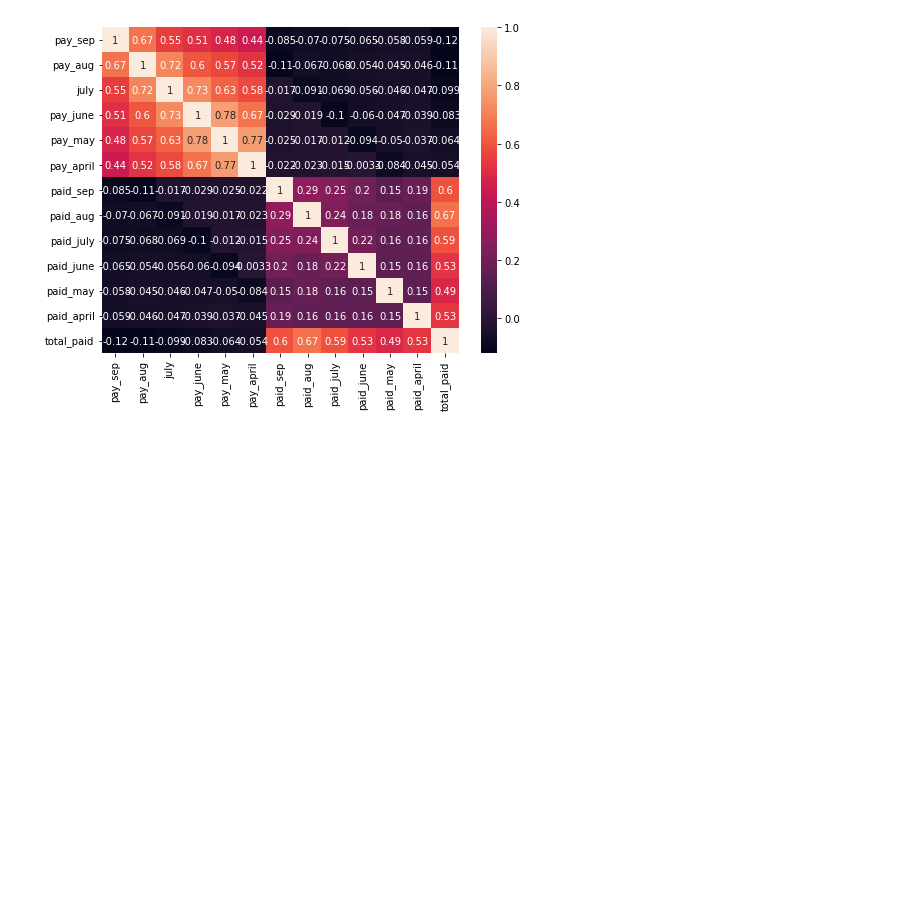
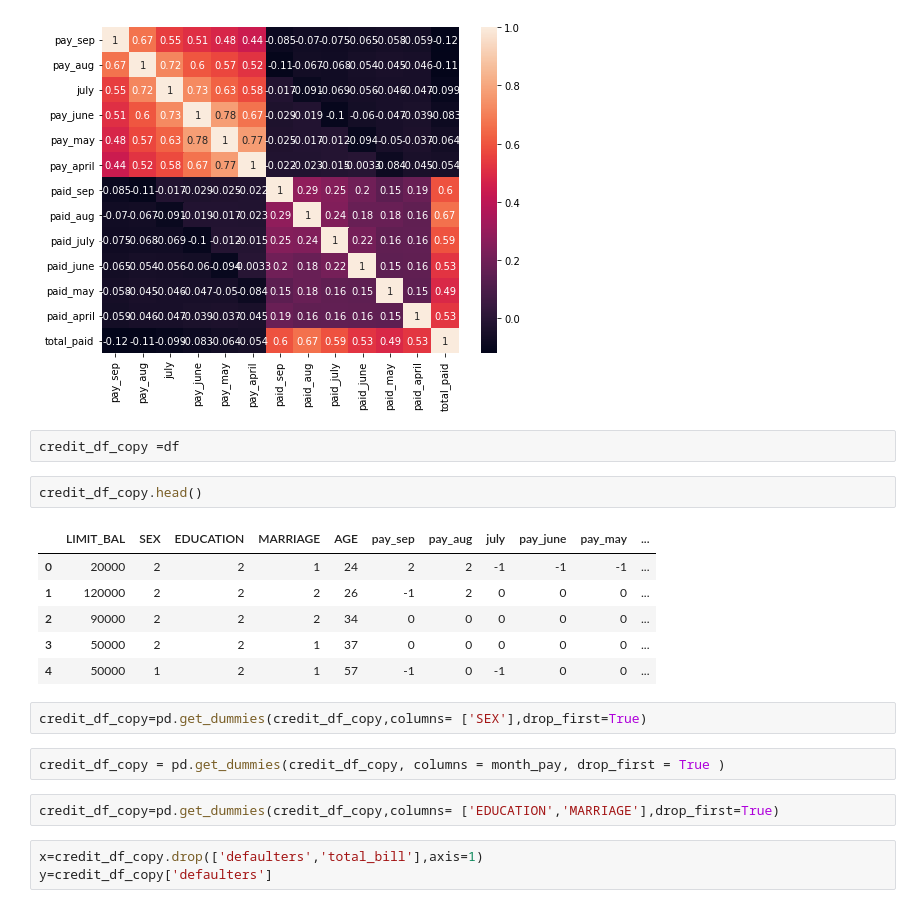
Before and after one commit to IfrazQazi/Credit-Card-Default-Prediction, a Jupyter notebook: Credit_Card_Default_Prediction.ipynb, the cells around one changed output. Cells and saved outputs as stored; diff of their text form; blank space fills up the shorter version.

```diff
--- a/Credit_Card_Default_Prediction.ipynb
+++ b/Credit_Card_Default_Prediction.ipynb
@@ -697,3 +707,23 @@ sns.heatmap(corr,annot=True , fmt='.2g')
 plt.show()
 # %% [output]
 [figure]
+# %%
+credit_df_copy =df
+# %%
+credit_df_copy.head()
+# %% [output]
+|  | LIMIT_BAL | SEX | EDUCATION | MARRIAGE | AGE | pay_sep | pay_aug | july | pay_june | pay_may | ... |
+| 0 | 20000 | 2 | 2 | 1 | 24 | 2 | 2 | -1 | -1 | -1 | ... |
+| 1 | 120000 | 2 | 2 | 2 | 26 | -1 | 2 | 0 | 0 | 0 | ... |
+| 2 | 90000 | 2 | 2 | 2 | 34 | 0 | 0 | 0 | 0 | 0 | ... |
+| 3 | 50000 | 2 | 2 | 1 | 37 | 0 | 0 | 0 | 0 | 0 | ... |
+| 4 | 50000 | 1 | 2 | 1 | 57 | -1 | 0 | -1 | 0 | 0 | ... |
+# %%
+credit_df_copy=pd.get_dummies(credit_df_copy,columns= ['SEX'],drop_first=True)
+# %%
+credit_df_copy = pd.get_dummies(credit_df_copy, columns = month_pay, drop_first = True )
+# %%
+credit_df_copy=pd.get_dummies(credit_df_copy,columns= ['EDUCATION','MARRIAGE'],drop_first=True)
+# %%
+x=credit_df_copy.drop(['defaulters','total_bill'],axis=1)
+y=credit_df_copy['defaulters']
```
Also changed, not shown: parts of 8 cells of this notebook.
